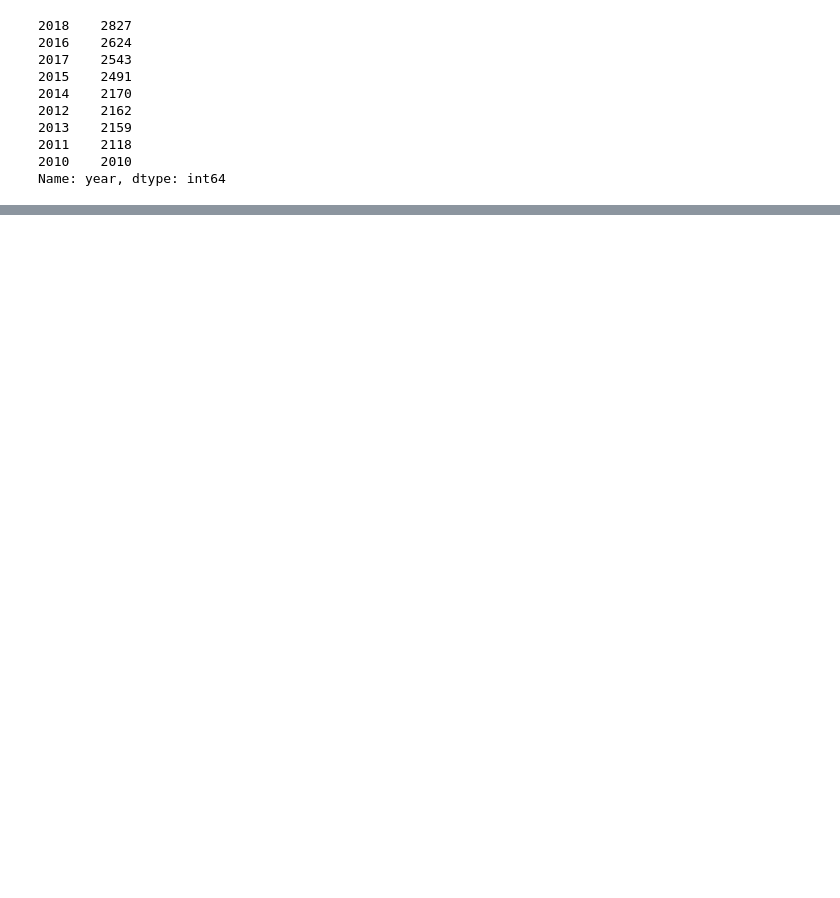
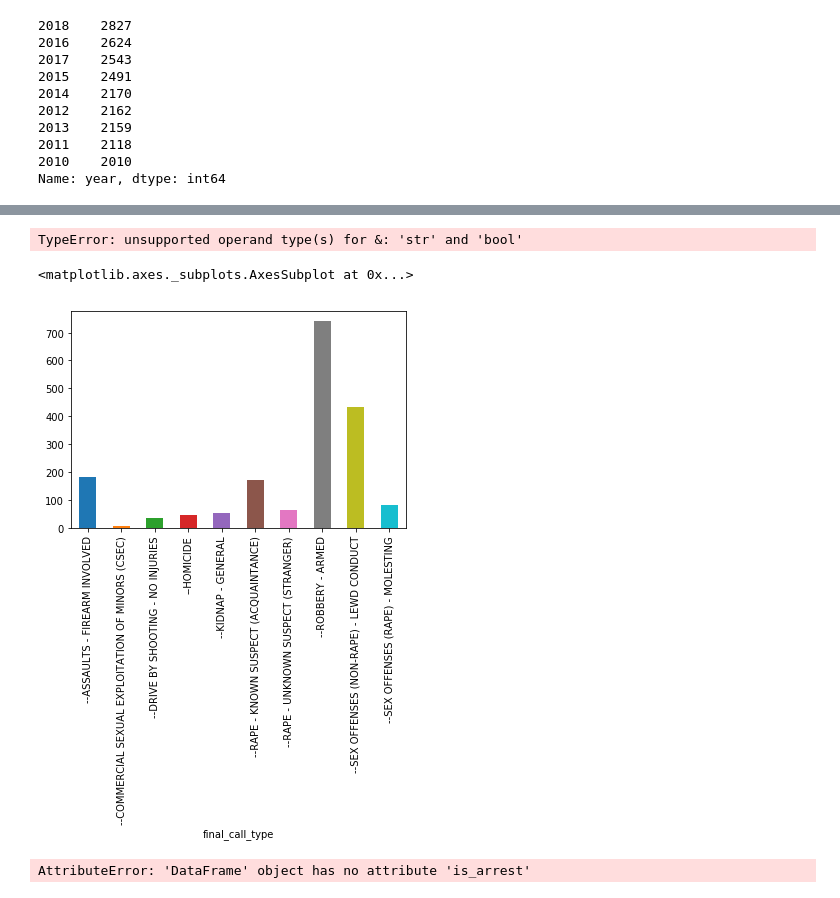
Before and after one commit to teacupwoozy/spd_notebook_archive, a Jupyter notebook: spd_notebook/2010-2018_sexcrimes_violentcrimes_percentages.ipynb, the cells around one changed output, grey strips where cells are left out. Cells and saved outputs as stored; diff of their text form; code cells hidden in the pictures; blank space fills up the shorter version.

```diff
--- a/spd_notebook/2010-2018_sexcrimes_violentcrimes_percentages.ipynb
+++ b/spd_notebook/2010-2018_sexcrimes_violentcrimes_percentages.ipynb
@@ -82,0 +146,31 @@ Name: year, dtype: int64
+# %%
+#conditions = [
+    #(data['final_call_type'] == '--RAPE - KNOWN SUSPECT (ACQUAINTANCE)') | (data['final_call_type'] == '--RAPE - UNKNOWN SUSPECT (STRANGER)'),
+    #(data['final_call_type'] == '--ASSAULTS - FIREARM INVOLVED') |(data['final_call_type'] == '--ROBBERY - ARMED') | (data['final_call_type'] == '--HOMICIDE') | (data['final_call_type'] == '--KIDNAP - GENERAL') | (data['final_call_type'] == '--ASSAULTS - FIREARM INVOLVED')]
+#options = ['rape', 'violent crime']
+
+
+#conditions = [
+    #data.loc[data['final_call_type'].isin(rape_call_types)],
+    #data.loc[data['final_call_type'].isin(violent_crime_call_types)]]
+#options = ['rape', 'violent crime']
+
+#data['crime_type'] = np.select(conditions, options, default='no')
+data['crime_type'] = np.where(data['final_call_type'].isin(rape_call_types), 'rape', 'violent crime')
+
+#df1["EU"] = np.where(df1["Country"].isin(EU), "EU", "Other")
+
+#conditions = [
+ #   (df['Set'] == 'Z') & (df['Type'] == 'A'),
+  #  (df['Set'] == 'Z') & (df['Type'] == 'B'),
+   # (df['Type'] == 'B')]
+
+#df['color'] = np.select(conditions, choices, default='black')
+
+#df['color'] = np.where(df['Set']=='Z', 'green', 'red')
+#df['elderly'] = np.where(df['age']>=50, 'yes', 'no')
+
+
+#data['is_arrest'] = data.event_clearing.str.contains('PHYSICAL ARREST')
+
+data.head()
@@ -82,0 +185,39 @@ Name: year, dtype: int64
+# %%
+# Define rape CFS that resulted in an arrest
+is_rape_arrest = data[data['is_rape'] & data['is_arrest']]
+
+# Calc % of rape CFS that resulted in arrest
+rape_arrest_percentage = is_rape_arrest.groupby("event_clearing").size() * 100 / data['is_rape'].sum()
+
+is_rape_arrest
+#rape_arrest_percentage
+# %% [output]
+TypeError: unsupported operand type(s) for &: 'str' and 'bool'
+# %%
+#rape_arrest_percentage.plot.bar()
+
+data['is_arrest'].groupby(data.final_call_type).sum().plot(kind='bar')
+#is_rape_arrest.groupby("event_clearing").size() * 100 / data['is_rape'].sum().plot.bar()
+#plt.plot(x=data.year, y=data.is_rape)
+#plt.show()
+# %% [output]
+<matplotlib.axes._subplots.AxesSubplot at 0x...>
+[figure, added]
+# %%
+data_percent = pd.crosstab(data.final_call_type,data.is_arrest,
+                          normalize = 'index').rename_axis(None)
+
+# Multiply all percentages by 100 for graphing.
+data_percent *= 100
+
+
+# Plot only arrests as bar graph.
+plt.bar(data_percent.index, data_percent.is_arrest, align='center', alpha=0.5)
+
+#plt.bar(df_percent.index, df_percent.Y, align='center', alpha=0.5)
+#plt.ylabel('Loan Approval Percentage')
+#plt.title('Area Wise Loan Approval Percentage')
+
+plt.show()
+# %% [output]
+AttributeError: 'DataFrame' object has no attribute 'is_arrest'
```
Also changed, not shown: parts of 9 cells of this notebook.
